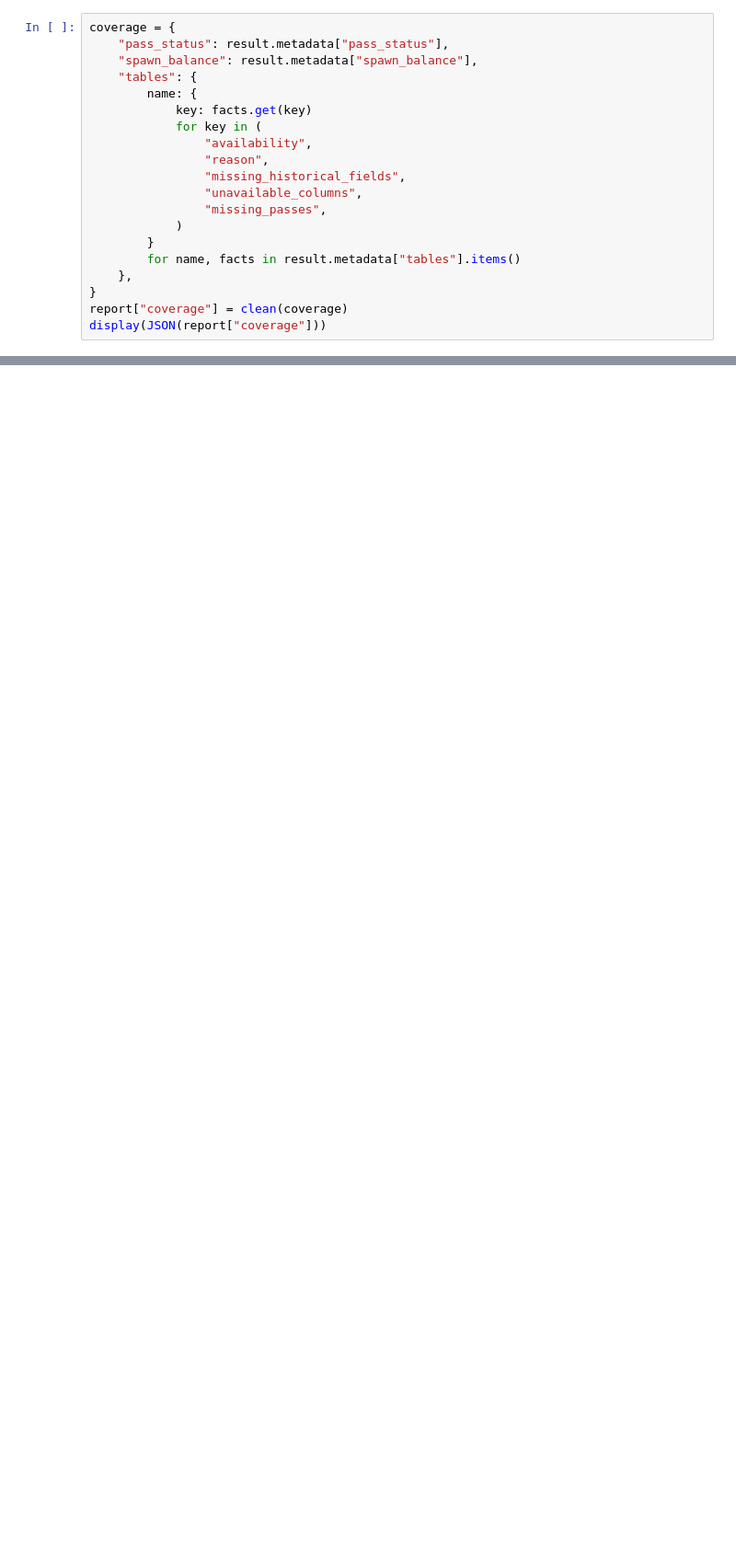
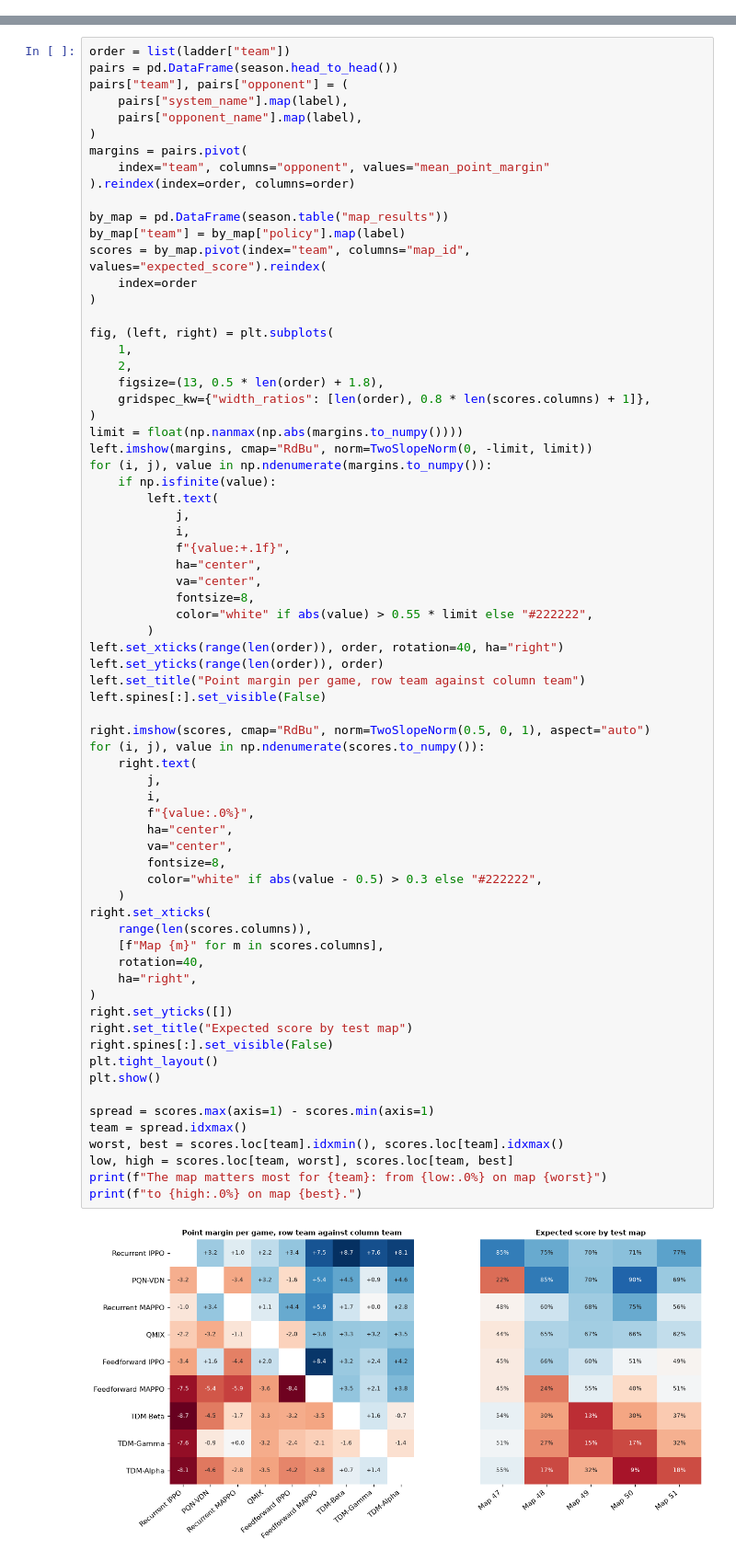
Before and after one commit to arm-2-lab/MARL-BattleGrounds, a Jupyter notebook: examples/evaluate/evaluation_analysis.ipynb, the cells around one changed output, grey strips where cells are left out. Shown at 92% size. Drawn from its saved outputs; the diff is of its cells as text; blank space fills up the shorter version.

```diff
--- a/examples/evaluate/evaluation_analysis.ipynb
+++ b/examples/evaluate/evaluation_analysis.ipynb
@@ -231,20 +52,0 @@ imply equal numbers of environment transitions.
-# %%
-coverage = {
-    "pass_status": result.metadata["pass_status"],
-    "spawn_balance": result.metadata["spawn_balance"],
-    "tables": {
-        name: {
-            key: facts.get(key)
-            for key in (
-                "availability",
-                "reason",
-                "missing_historical_fields",
-                "unavailable_columns",
-                "missing_passes",
-            )
-        }
-        for name, facts in result.metadata["tables"].items()
-    },
-}
-report["coverage"] = clean(coverage)
-display(JSON(report["coverage"]))
@@ -1270,0 +289,72 @@ print("Original results remain at:", result_dir)
+# %%
+order = list(ladder["team"])
+pairs = pd.DataFrame(season.head_to_head())
+pairs["team"], pairs["opponent"] = (
+    pairs["system_name"].map(label),
+    pairs["opponent_name"].map(label),
+)
+margins = pairs.pivot(
+    index="team", columns="opponent", values="mean_point_margin"
+).reindex(index=order, columns=order)
+
+by_map = pd.DataFrame(season.table("map_results"))
+by_map["team"] = by_map["policy"].map(label)
+scores = by_map.pivot(index="team", columns="map_id", values="expected_score").reindex(
+    index=order
+)
+
+fig, (left, right) = plt.subplots(
+    1,
+    2,
+    figsize=(13, 0.5 * len(order) + 1.8),
+    gridspec_kw={"width_ratios": [len(order), 0.8 * len(scores.columns) + 1]},
+)
+limit = float(np.nanmax(np.abs(margins.to_numpy())))
+left.imshow(margins, cmap="RdBu", norm=TwoSlopeNorm(0, -limit, limit))
+for (i, j), value in np.ndenumerate(margins.to_numpy()):
+    if np.isfinite(value):
+        left.text(
+            j,
+            i,
+            f"{value:+.1f}",
+            ha="center",
+            va="center",
+            fontsize=8,
+            color="white" if abs(value) > 0.55 * limit else "#222222",
+        )
+left.set_xticks(range(len(order)), order, rotation=40, ha="right")
+left.set_yticks(range(len(order)), order)
+left.set_title("Point margin per game, row team against column team")
+left.spines[:].set_visible(False)
+
+right.imshow(scores, cmap="RdBu", norm=TwoSlopeNorm(0.5, 0, 1), aspect="auto")
+for (i, j), value in np.ndenumerate(scores.to_numpy()):
+    right.text(
+        j,
+        i,
+        f"{value:.0%}",
+        ha="center",
+        va="center",
+        fontsize=8,
+        color="white" if abs(value - 0.5) > 0.3 else "#222222",
+    )
+right.set_xticks(
+    range(len(scores.columns)),
+    [f"Map {m}" for m in scores.columns],
+    rotation=40,
+    ha="right",
+)
+right.set_yticks([])
+right.set_title("Expected score by test map")
+right.spines[:].set_visible(False)
+plt.tight_layout()
+plt.show()
+
+spread = scores.max(axis=1) - scores.min(axis=1)
+team = spread.idxmax()
+worst, best = scores.loc[team].idxmin(), scores.loc[team].idxmax()
+low, high = scores.loc[team, worst], scores.loc[team, best]
+print(f"The map matters most for {team}: from {low:.0%} on map {worst}")
+print(f"to {high:.0%} on map {best}.")
+# %% [output]
+[figure, added]
```
Also changed, not shown: parts of 48 cells of this notebook, 15 other files.
